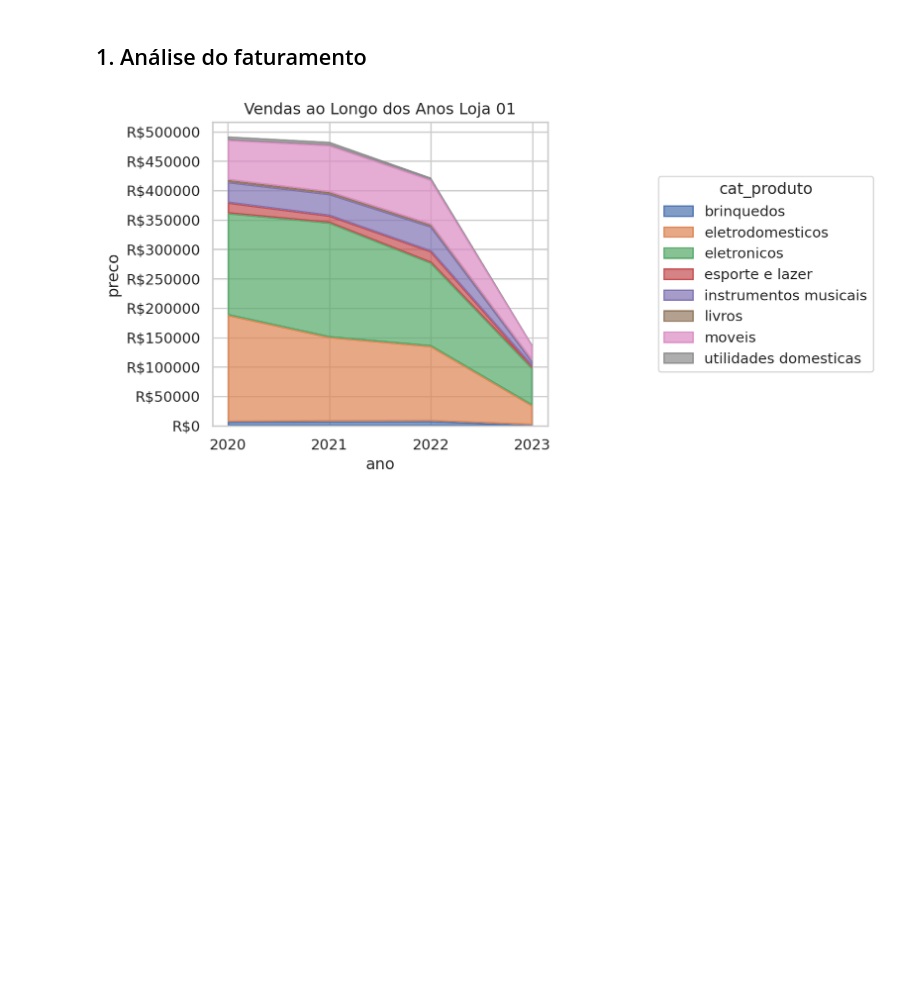
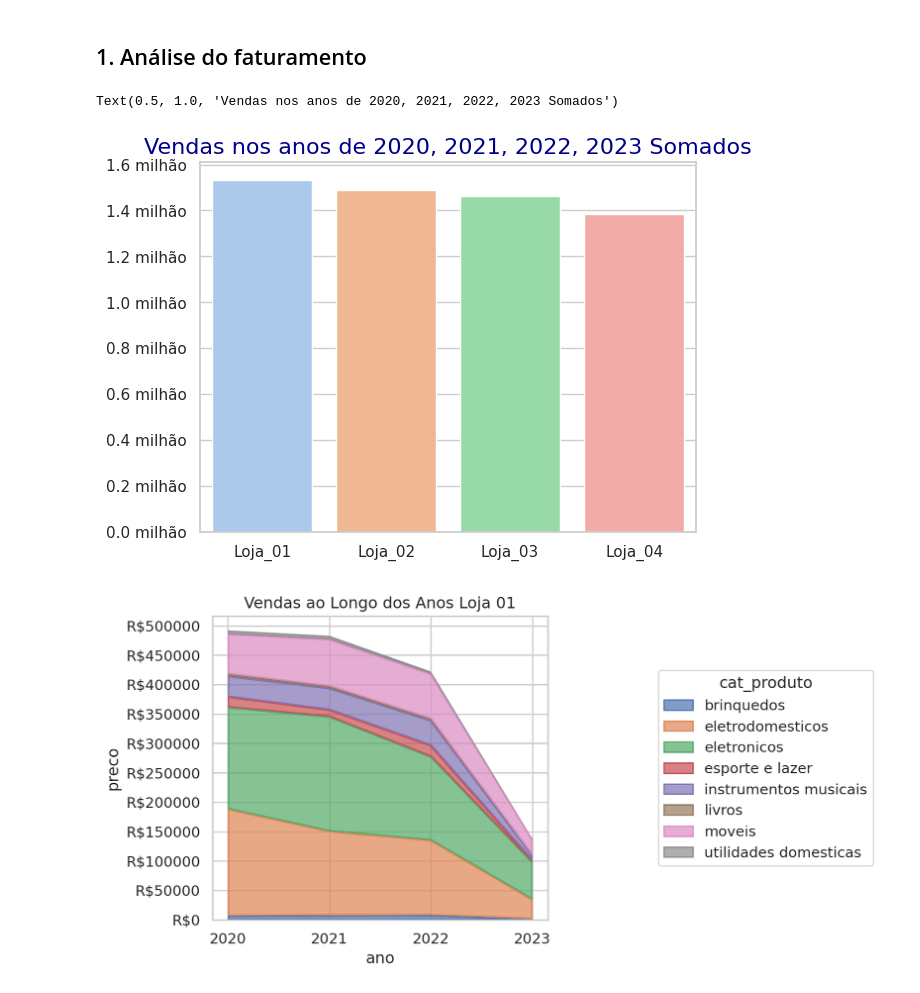
Before and after one commit to ton-oliveira/challenge1-data-science, a Jupyter notebook: AluraStoreBr.ipynb, the cells around one changed output. Drawn from its saved outputs; the diff is of its cells as text; code cells hidden in the pictures; blank space fills up the shorter version.

```diff
--- a/AluraStoreBr.ipynb
+++ b/AluraStoreBr.ipynb
@@ -68,6 +69,27 @@ total_ano_loja3 = cat_loja3.groupby('ano')['preco'].sum().reset_index()
 #Loja_04
 cat_loja4 = loja4.groupby(['cat_produto', 'ano'], as_index=False)['preco'].sum()
 total_ano_loja4 = cat_loja4.groupby('ano')['preco'].sum().reset_index()
+# %%
+total_faturamento = pd.DataFrame(
+{'Loja_01' :loja1.preco.sum(),
+'Loja_02' :loja2['preco'].sum(),
+'Loja_03' :loja3['preco'].sum(),
+'Loja_04' :loja4['preco'].sum()},
+index=[1]
+)
+# %%
+plt.gca().get_yaxis().set_major_formatter(plt.FuncFormatter(lambda x, loc: "{:.1f} milhão".format(x / 1000000)))
+test = sns.barplot(data=total_faturamento)
+
+plt.title('Vendas nos anos de 2020, 2021, 2022, 2023 Somados', fontsize=16, color='darkblue')
+
+#fig, ax = plt.subplots()
+#ax.yaxis.set_major_formatter(formatter)
+#ax.yaxis.set_minor_formatter(NullFormatter())
+#ax.plot([0, 1], [0, 2e7])
+# %% [output]
+Text(0.5, 1.0, 'Vendas nos anos de 2020, 2021, 2022, 2023 Somados')
+[figure, added]
 # %%
 ( # LOJA 01
     so.Plot(cat_loja1, x='ano', y='preco',  color='cat_produto').layout(size=(6, 4), extent=[0, 0, .8, 1], engine='constrained')
```
Also changed, not shown: parts of 3 cells of this notebook.
